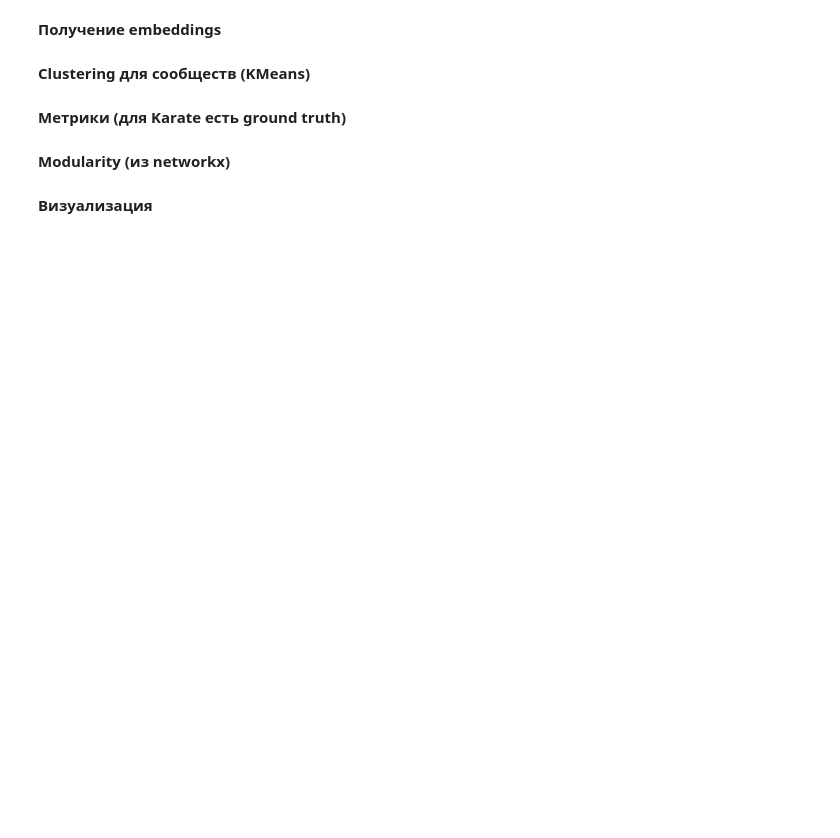
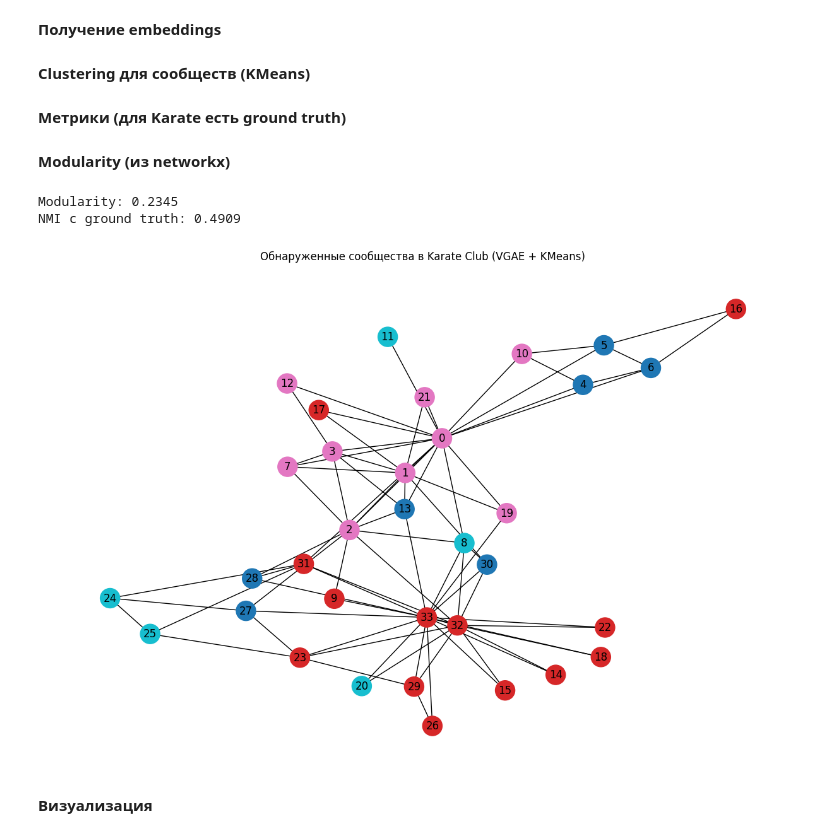
Before and after one commit to Slavik993/Practica_Orehov_community_finding, a Jupyter notebook: Orehov.ipynb, the cells around one changed output. Cells and saved outputs as stored; diff of their text form; code cells hidden in the pictures; blank space fills up the shorter version.

```diff
--- a/Orehov.ipynb
+++ b/Orehov.ipynb
@@ -121,11 +113,49 @@ if 'karate' in str(dataset):
 # %% [markdown]
 **Modularity (из networkx)**
 # %%
+model.eval()
+z = model.encode(data.x, data.train_pos_edge_index)
+embeddings = z.detach().cpu().numpy()
 
+# Clustering
+kmeans = KMeans(n_clusters=4)  # Для Karate Club обычно 2–4 сообщества
+labels = kmeans.fit_predict(embeddings)
+
+# Восстановление полного списка рёбер (все positive edges)
+full_edge_index = torch.cat([
+    data.train_pos_edge_index,
+    data.val_pos_edge_index,
+    data.test_pos_edge_index
+], dim=1)
+
+# Создание графа NetworkX
 G = nx.Graph()
-G.add_edges_from(data.edge_index.t().cpu().numpy())
-modularity = nx.algorithms.community.modularity(G, [set(np.where(labels == i)[0]) for i in np.unique(labels)])
+# Преобразуем в список пар (undirected, поэтому добавляем только если u < v, чтобы избежать дубликатов)
+edges = full_edge_index.t().cpu().numpy()
+G.add_edges_from([(int(u), int(v)) for u, v in edges if u < v])
+
+# Расчёт modularity
+communities = [set(np.where(labels == i)[0]) for i in np.unique(labels)]
+modularity = nx.algorithms.community.modularity(G, communities)
 print(f'Modularity: {modularity:.4f}')
+
+# Для Karate Club — NMI с ground truth (известные 2 сообщества)
+# Стандартная разметка: узлы 0–33, сообщество 0: 0-8,10-33; сообщество 1: 9
+ground_truth = [0 if i in [0,1,2,3,4,5,6,7,10,11,12,13,16,17,19,21] else 1
+                for i in range(34)]  # Классическая разметка после раскола
+nmi = normalized_mutual_info_score(ground_truth, labels)
+print(f'NMI с ground truth: {nmi:.4f}')
+
+# Визуализация
+pos = nx.spring_layout(G, seed=42)
+plt.figure(figsize=(12,8))
+nx.draw(G, pos, node_color=labels, with_labels=True, cmap=plt.cm.tab10, node_size=500)
+plt.title("Обнаруженные сообщества в Karate Club (VGAE + KMeans)")
+plt.show()
+# %% [output]
+Modularity: 0.2345
+NMI с ground truth: 0.4909
+[figure, added]
 # %% [markdown]
 **Визуализация**
 # %%
```
Also changed, not shown: parts of 6 cells of this notebook, 2 other files.
